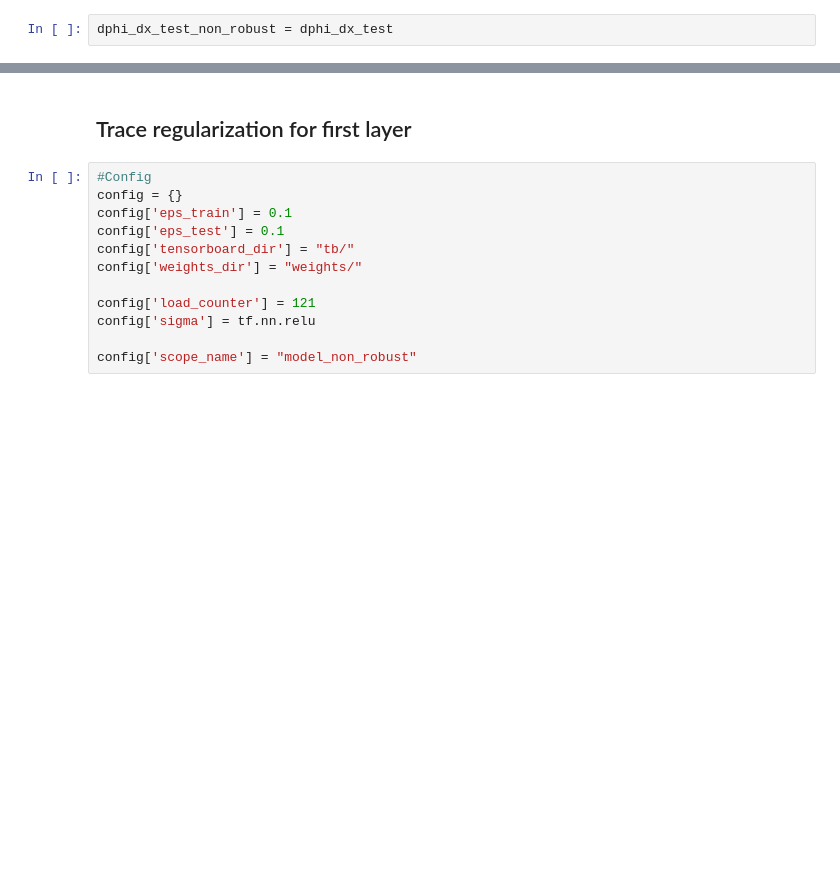
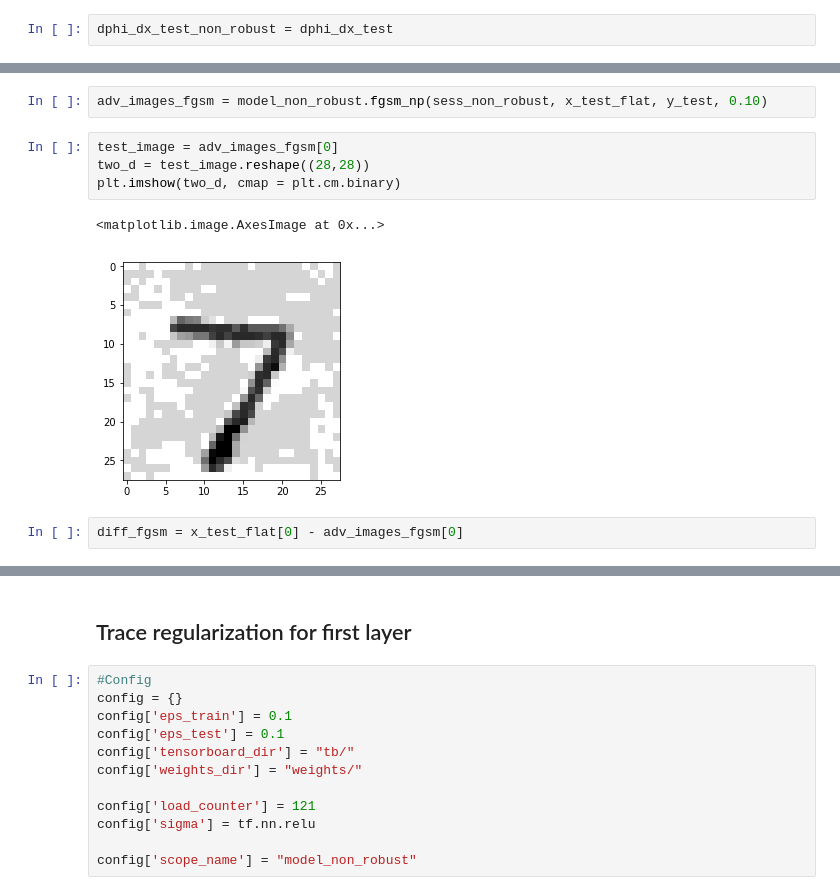
Before and after one commit to AdhyyanNarang/robustNN, a Jupyter notebook: scripts/Model Comparison Analysis.ipynb, the cells around one changed output, grey strips where cells are left out. Saved outputs shown, nothing was run; the diff lists cells and outputs as text; blank space fills up the shorter version.

```diff
--- a/scripts/Model Comparison Analysis.ipynb
+++ b/scripts/Model Comparison Analysis.ipynb
@@ -249,0 +243,11 @@ np.mean(np.abs(dphi_dx_test_non_robust))
+# %%
+adv_images_fgsm = model_non_robust.fgsm_np(sess_non_robust, x_test_flat, y_test, 0.10)
+# %%
+test_image = adv_images_fgsm[0]
+two_d = test_image.reshape((28,28))
+plt.imshow(two_d, cmap = plt.cm.binary)
+# %% [output]
+<matplotlib.image.AxesImage at 0x...>
+[figure, added]
+# %%
+diff_fgsm = x_test_flat[0] - adv_images_fgsm[0]
```
Also changed, not shown: parts of 49 cells of this notebook, 59 other files.
